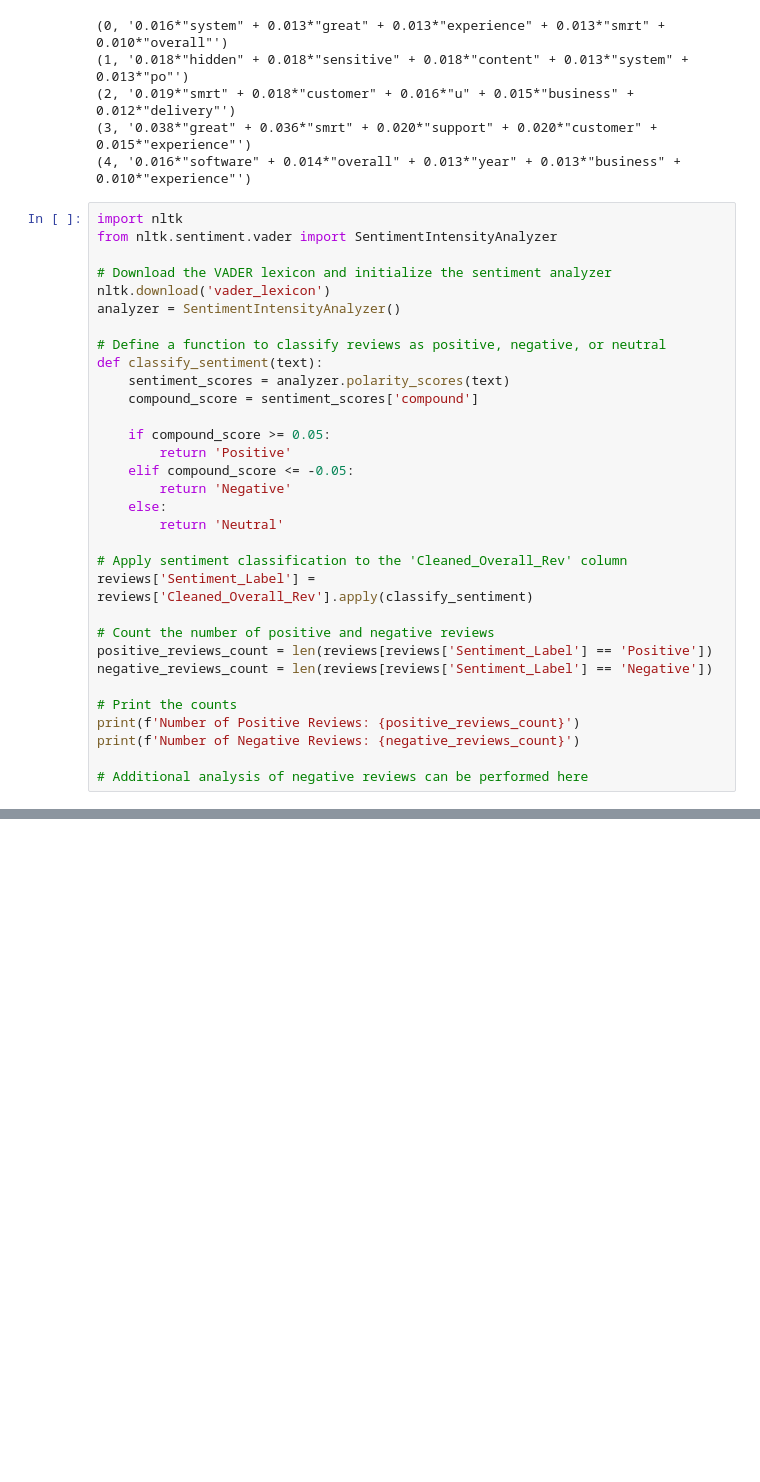
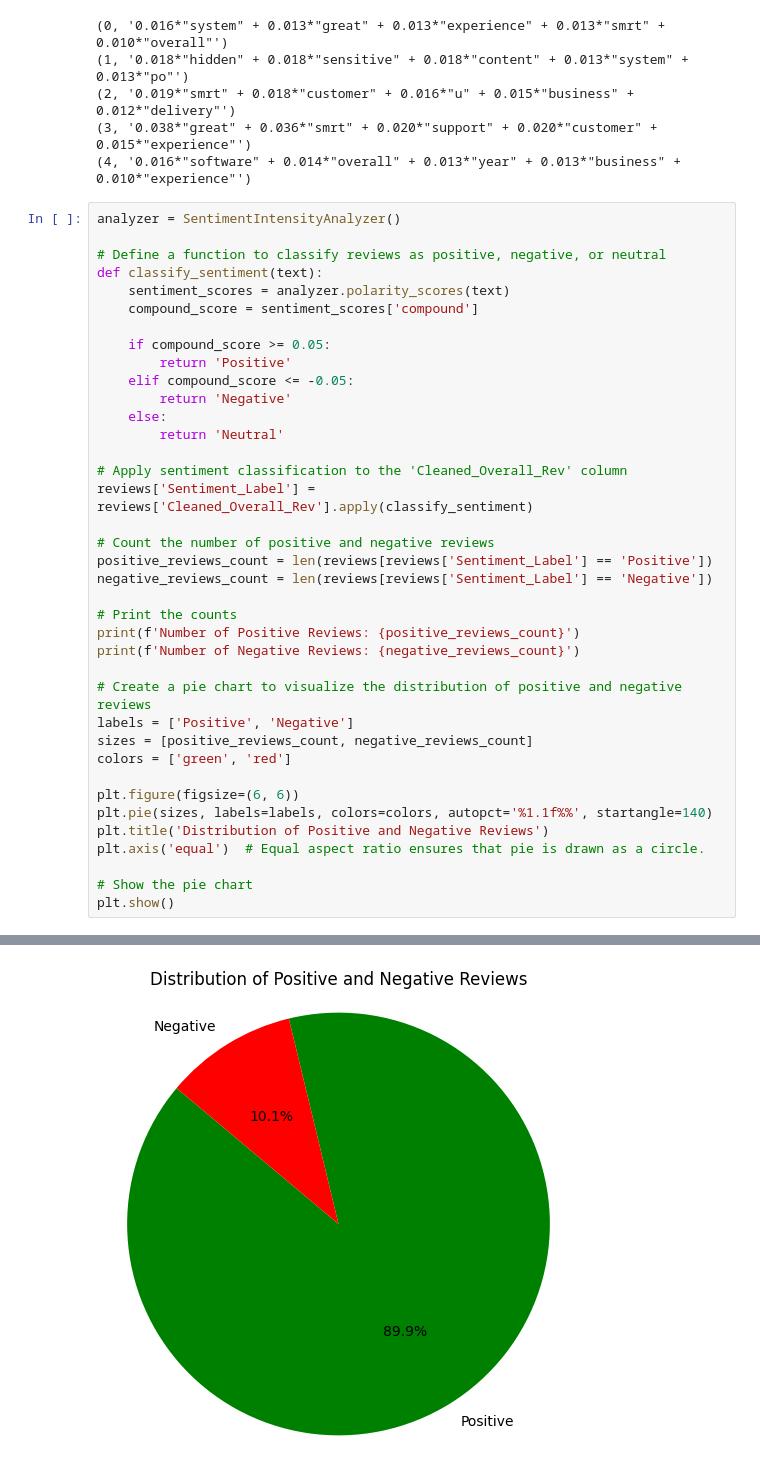
Before and after one commit to ArifAygun/Sentiment-Analysis-SMRT, a Jupyter notebook: SMRT_Statistical_Analysis.ipynb, the cells around one changed output, grey strips where cells are left out. Cells and saved outputs as stored; diff of their text form; blank space fills up the shorter version.

```diff
--- a/SMRT_Statistical_Analysis.ipynb
+++ b/SMRT_Statistical_Analysis.ipynb
@@ -509,11 +509,6 @@ for topic in topics:
 (3, '0.038*"great" + 0.036*"smrt" + 0.020*"support" + 0.020*"customer" + 0.015*"experience"')
 (4, '0.016*"software" + 0.014*"overall" + 0.013*"year" + 0.013*"business" + 0.010*"experience"')
 # %%
-import nltk
-from nltk.sentiment.vader import SentimentIntensityAnalyzer
-
-# Download the VADER lexicon and initialize the sentiment analyzer
-nltk.download('vader_lexicon')
 analyzer = SentimentIntensityAnalyzer()
 
 # Define a function to classify reviews as positive, negative, or neutral
@@ -539,7 +534,18 @@ negative_reviews_count = len(reviews[reviews['Sentiment_Label'] == 'Negative'])
 print(f'Number of Positive Reviews: {positive_reviews_count}')
 print(f'Number of Negative Reviews: {negative_reviews_count}')
 
-# Additional analysis of negative reviews can be performed here
+# Create a pie chart to visualize the distribution of positive and negative reviews
+labels = ['Positive', 'Negative']
+sizes = [positive_reviews_count, negative_reviews_count]
+colors = ['green', 'red']
+
+plt.figure(figsize=(6, 6))
+plt.pie(sizes, labels=labels, colors=colors, autopct='%1.1f%%', startangle=140)
+plt.title('Distribution of Positive and Negative Reviews')
+plt.axis('equal')  # Equal aspect ratio ensures that pie is drawn as a circle.
+
+# Show the pie chart
+plt.show()
 # %% [output]
 Number of Positive Reviews: 80
 Number of Negative Reviews: 9
@@ -547,0 +552 @@ Number of Negative Reviews: 9
+[figure, added]
```
Also changed, not shown: parts of 3 cells of this notebook.
